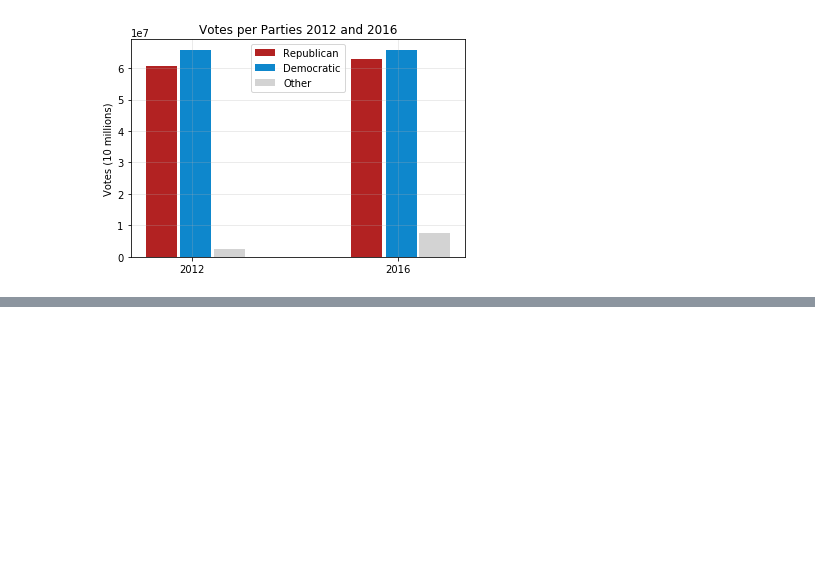
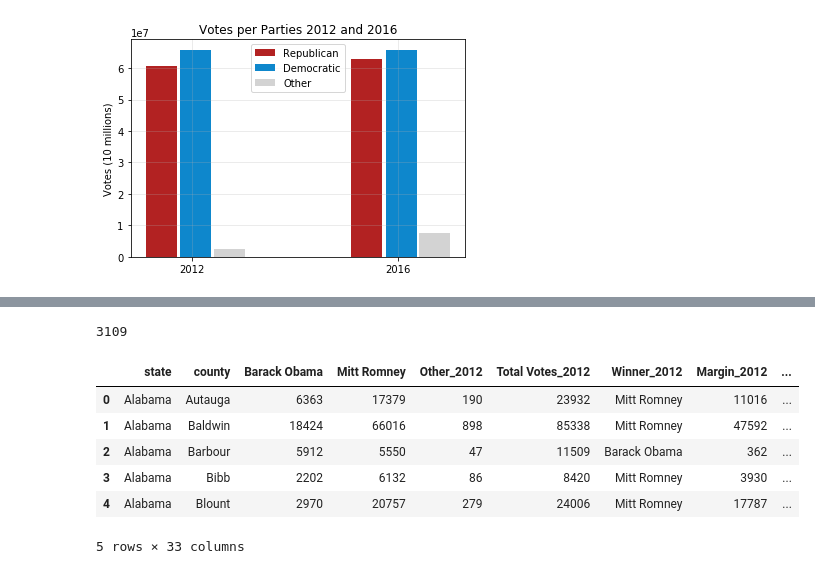
Before and after one commit to muditmathur11/bcmj, a Jupyter notebook: Project/Election_Project.ipynb, the cells around one changed output, grey strips where cells are left out. Saved outputs shown, nothing was run; the diff lists cells and outputs as text; code cells hidden in the pictures; blank space fills up the shorter version.

```diff
--- a/Project/Election_Project.ipynb
+++ b/Project/Election_Project.ipynb
@@ -240,0 +206,23 @@ election_df.describe()
+# %%
+#Read in clean data
+election = pd.read_csv("2012_2016_election_clean.csv")
+demographics = pd.read_csv("demo_clean.csv")
+
+#Replace "Parish" with ""
+demographics["county"] = demographics.county.str.replace(" Parish", "")
+# %% [output]
+3109
+# %%
+#Merge dataframes
+election_merged = pd.merge(election, demographics)
+
+#Show preview
+election_merged.head()
+# %% [output]
+|  | state | county | Barack Obama | Mitt Romney | Other_2012 | Total Votes_2012 | Winner_2012 | Margin_2012 | ... |
+| 0 | Alabama | Autauga | 6363 | 17379 | 190 | 23932 | Mitt Romney | 11016 | ... |
+| 1 | Alabama | Baldwin | 18424 | 66016 | 898 | 85338 | Mitt Romney | 47592 | ... |
+| 2 | Alabama | Barbour | 5912 | 5550 | 47 | 11509 | Barack Obama | 362 | ... |
+| 3 | Alabama | Bibb | 2202 | 6132 | 86 | 8420 | Mitt Romney | 3930 | ... |
+| 4 | Alabama | Blount | 2970 | 20757 | 279 | 24006 | Mitt Romney | 17787 | ... |
+5 rows × 33 columns
```
Also changed, not shown: parts of 12 cells of this notebook, 7 other files.
